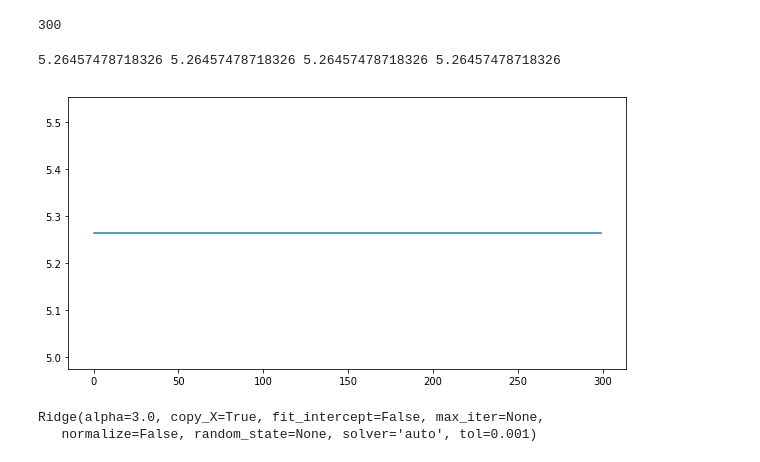
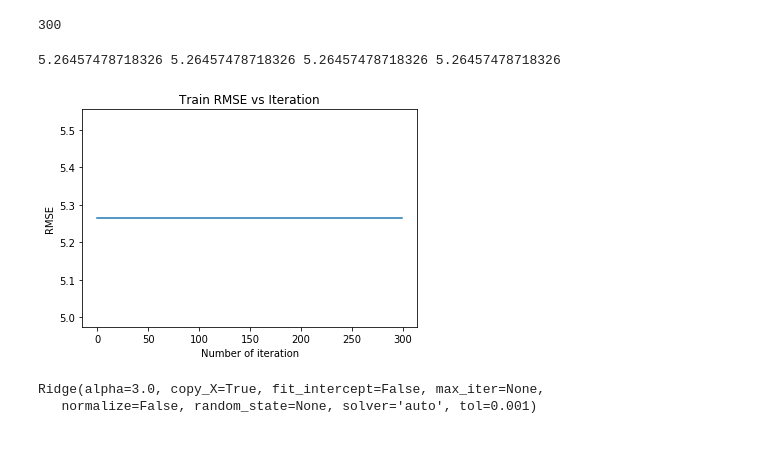
Before and after one commit to Hitkul/ML_course_IIITD, a Jupyter notebook: Assignment1/Question_1.ipynb, the cells around one changed output. Drawn from its saved outputs; the diff is of its cells as text; code cells hidden in the pictures.

```diff
--- a/Assignment1/Question_1.ipynb
+++ b/Assignment1/Question_1.ipynb
@@ -258,11 +249,14 @@ for itr in range(1,number_of_itr+1):
 # %% [output]
 300
 # %%
+plt.ylabel('RMSE')
+plt.xlabel("Number of iteration")
+plt.title("Train RMSE vs Iteration")
 plt.plot(range(len(rmse_history)),rmse_history)
 print(min(rmse_history[:50]),min(rmse_history[:100]),min(rmse_history[:200]),min(rmse_history))
 # %% [output]
 5.26457478718326 5.26457478718326 5.26457478718326 5.26457478718326
-[figure, old version]
+[figure, new version]
 # %%
 ridge_model = Ridge(alpha=alpha_ridge,fit_intercept=False)
 # %%
```
Also changed, not shown: parts of 10 cells of this notebook, 1 other file.
